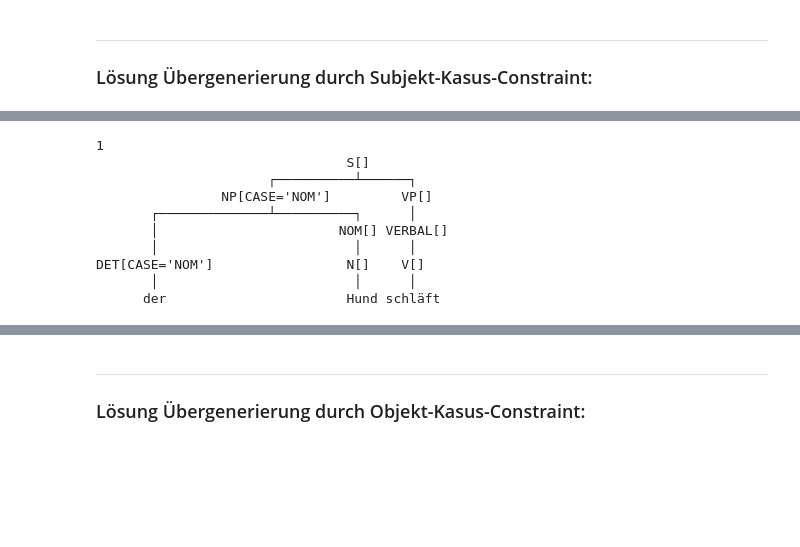
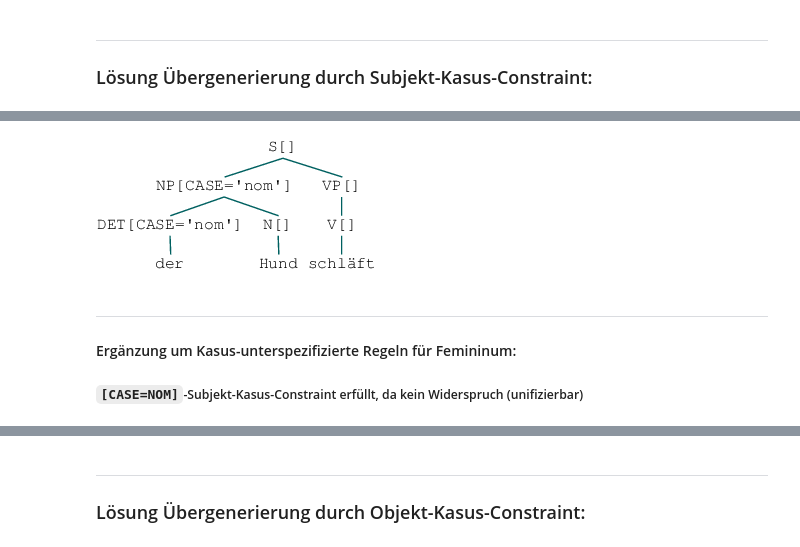
Before and after one commit to awisiorek/syntax-2122, a Jupyter notebook: vorlesung-notebooks/06-vorlesung.ipynb, the cells around one changed output, grey strips where cells are left out. Drawn from its saved outputs; the diff is of its cells as text; code cells hidden in the pictures; blank space fills up the shorter version.

```diff
--- a/vorlesung-notebooks/06-vorlesung.ipynb
+++ b/vorlesung-notebooks/06-vorlesung.ipynb
@@ -96,18 +186,10 @@ for tree in parser.parse(sent):
-# %%
-sent = 'der Hund schläft'.split()
-print(len(list(parser.parse(sent))))
-
-for tree in parser.parse(sent):
-    tree = Tree.fromstring(str(tree).replace(", ",","))
-    tree.pretty_print(unicodelines=True)
-# %% [output]
-1
-                                S[]
-                      ┌──────────┴──────┐
-                NP[CASE='NOM']         VP[]
-       ┌──────────────┴──────────┐      │
-       │                       NOM[] VERBAL[]
-       │                         │      │
-DET[CASE='NOM']                 N[]    V[]
-       │                         │      │
-      der                       Hund schläft
+# %%
+sent = 'der Hund schläft'.split()
+test_fcfg_grammar(gramstring, sent, draw=1)
+# %% [output]
+[figure, added]
+# %% [markdown]
+---
+#### Ergänzung um Kasus-unterspezifizierte Regeln für Femininum:
+
+##### `[CASE=NOM]`-Subjekt-Kasus-Constraint erfüllt, da kein Widerspruch (unifizierbar)
```
Also changed, not shown: parts of 46 cells of this notebook.
